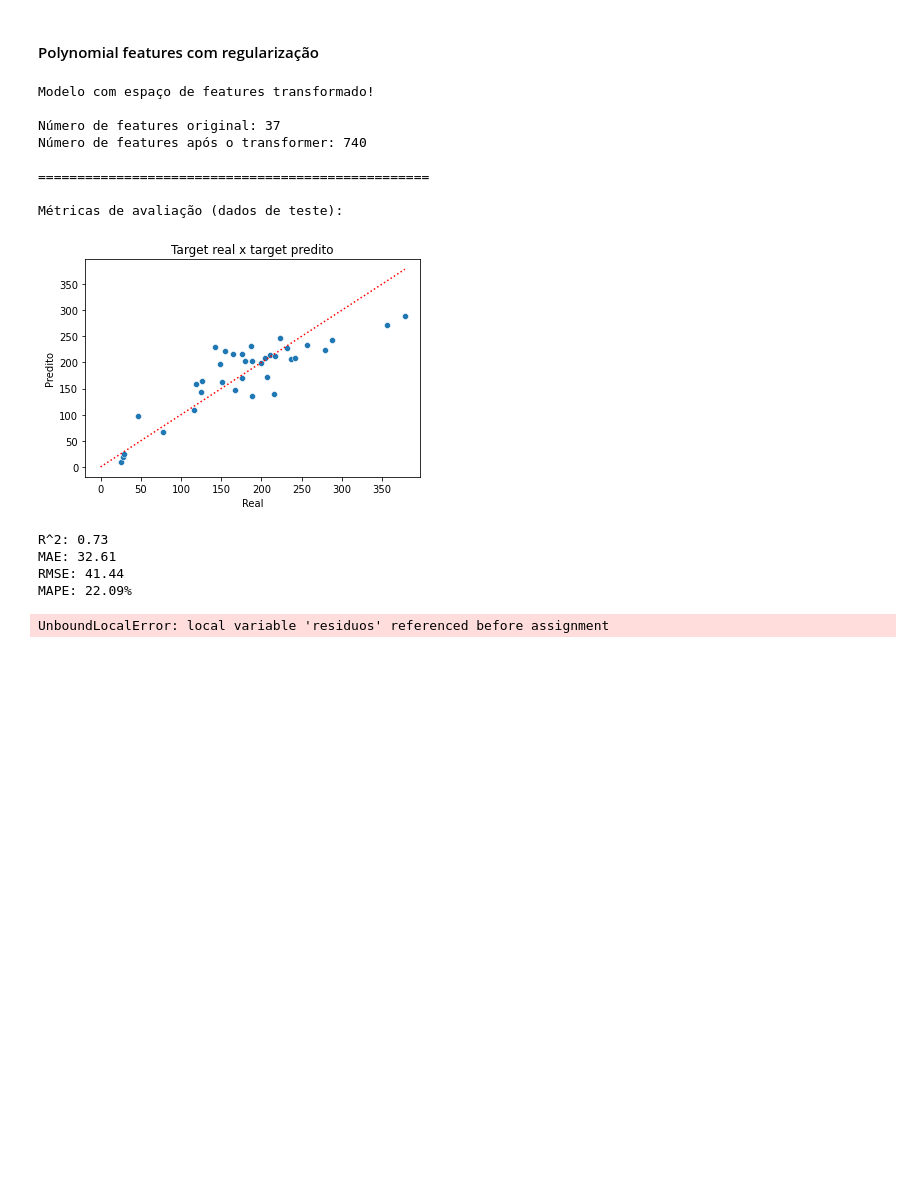
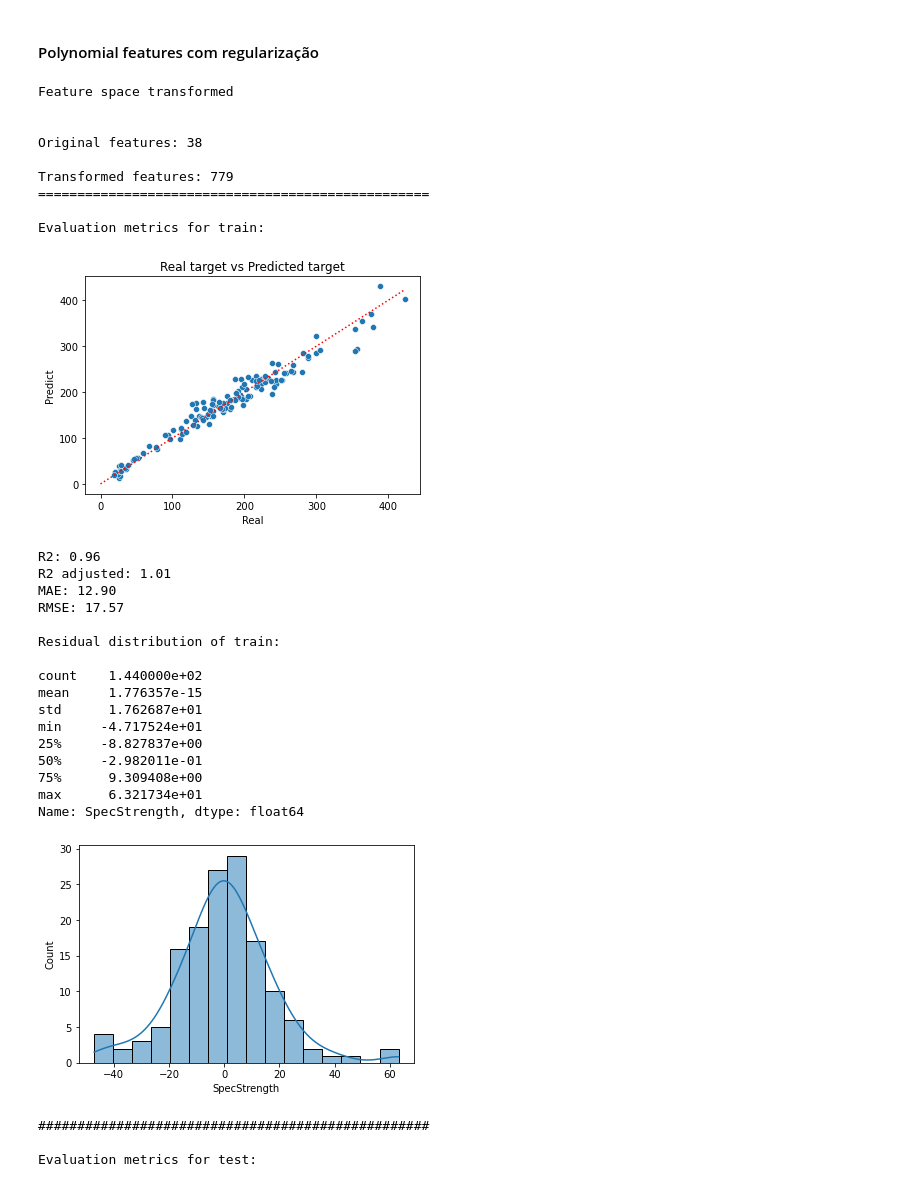
Before and after one commit to GabrielAsato/ML-HEA, a Jupyter notebook: eda_LR_Gorsse_2018.ipynb, the cells around one changed output. Drawn from its saved outputs; the diff is of its cells as text; code cells hidden in the pictures; blank space fills up the shorter version.

```diff
--- a/eda_LR_Gorsse_2018.ipynb
+++ b/eda_LR_Gorsse_2018.ipynb
@@ -594,27 +491,2 @@ def reg_lin_poly_features_regularized(X_train, y_train, X_test, y_test,
 # %% [markdown]
 #### Polynomial features com regularização
-# %%
-_ = reg_lin_poly_features_regularized(X_train, y_train,
-                                      X_test, y_test,
-                                      deg=2,
-                                      type_regularization="l1",
-                                      alpha=1,
-                                      plot=True, scale_mms=False,
-                                      train_metrics=False,
-                                      dist_resids=False,
-                                      plot_model=True)
-# %% [output]
-Modelo com espaço de features transformado!
-
-Número de features original: 37
-Número de features após o transformer: 740
-
-==================================================
-
-Métricas de avaliação (dados de teste):
-[figure, removed]
-R^2: 0.73
-MAE: 32.61
-RMSE: 41.44
-MAPE: 22.09%
-UnboundLocalError: local variable 'residuos' referenced before assignment
@@ -620,0 +495,42 @@ UnboundLocalError: local variable 'residuos' referenced before assignment
+# %%
+# Using polynomial degree 2, Lasso regularization, alpha = 0.1
+regression_poly_features_regularized(X_train, y_train, X_test, y_test,
+                                         deg = 2,
+                                         type_regularization = "l1",
+                                         alpha = 0.1,
+                                         iter_max = 1000,
+                                         plot = True, scale_mms = False,
+                                         train_metrics = True, # Trocar isso
+                                         dist_resids = True,
+                                         plot_model = True)
+# %% [output]
+Feature space transformed
+
+
+Original features: 38
+
+Transformed features: 779
+==================================================
+
+Evaluation metrics for train:
+[figure, added]
+R2: 0.96
+R2 adjusted: 1.01
+MAE: 12.90
+RMSE: 17.57
+
+Residual distribution of train:
+
+count    1.440000e+02
+mean     1.776357e-15
+std      1.762687e+01
+min     -4.717524e+01
+25%     -8.827837e+00
+50%     -2.982011e-01
+75%      9.309408e+00
+max      6.321734e+01
+Name: SpecStrength, dtype: float64
+[figure, added]
+##################################################
+
+Evaluation metrics for test:
```
Also changed, not shown: parts of 20 cells of this notebook, 1 other file.
